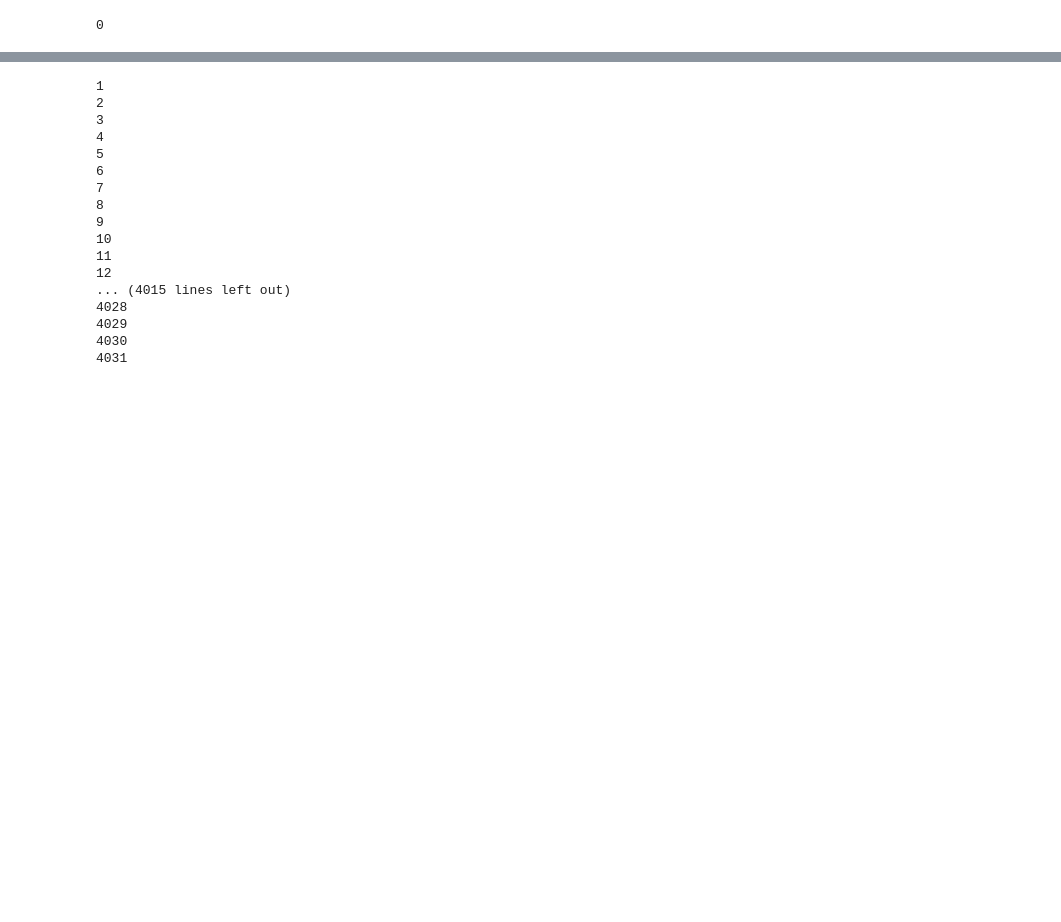
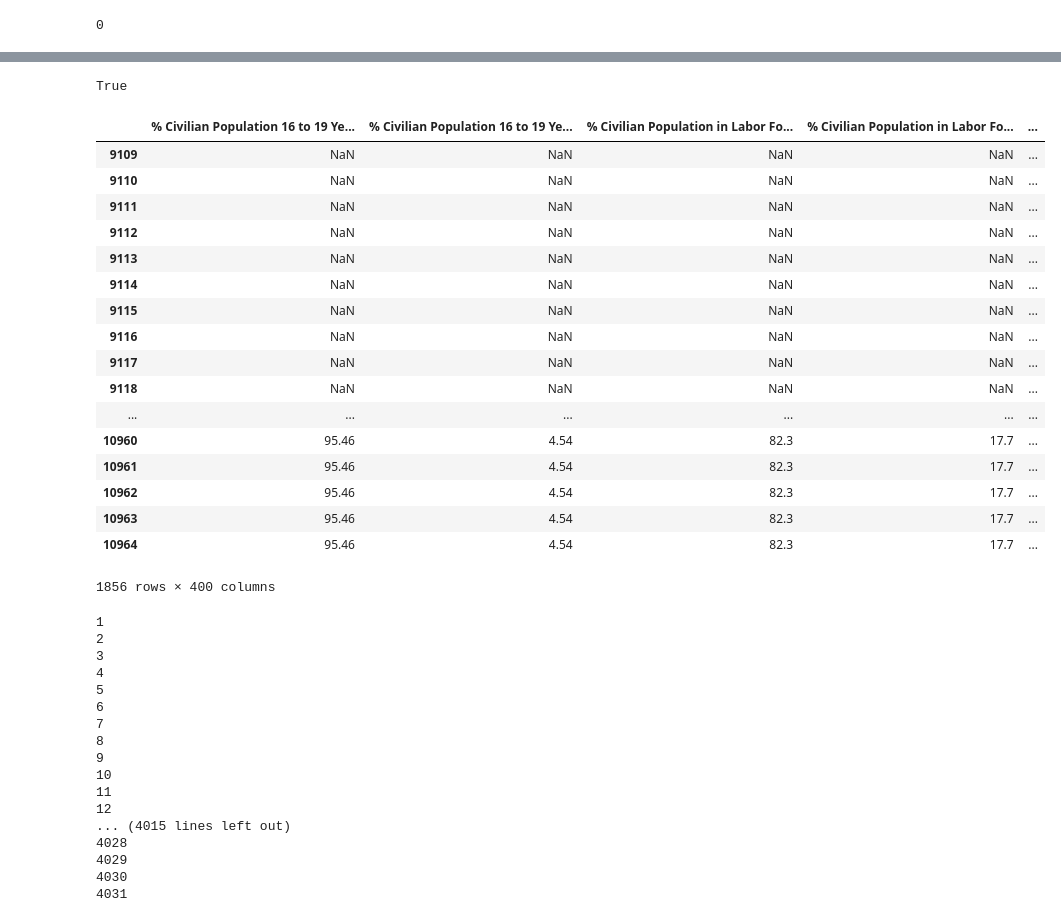
Before and after one commit to comp-strat/text_analysis, a Jupyter notebook: scripts/Combine_Final_df.ipynb, the cells around one changed output, grey strips where cells are left out. Saved outputs shown, nothing was run; the diff lists cells and outputs as text; code cells hidden in the pictures; blank space fills up the shorter version.

```diff
--- a/scripts/Combine_Final_df.ipynb
+++ b/scripts/Combine_Final_df.ipynb
@@ -783,0 +786,29 @@ cmo
+# %%
+#see which NCESSCH are in the_parsed but not in cmo, and make a df
+li_n = list(cmo['NCESSCH'])
+left = the_parsed[~the_parsed['NCESSCH'].isin(li_n)]
+# %%
+left.shape[0] + cmo.shape[0] == the_parsed.shape[0]
+# %% [output]
+True
+# %%
+left
+# %% [output]
+|  | % Civilian Population 16 to 19 Ye... | % Civilian Population 16 to 19 Ye... | % Civilian Population in Labor Fo... | % Civilian Population in Labor Fo... | ... |
+| 9109 | NaN | NaN | NaN | NaN | ... |
+| 9110 | NaN | NaN | NaN | NaN | ... |
+| 9111 | NaN | NaN | NaN | NaN | ... |
+| 9112 | NaN | NaN | NaN | NaN | ... |
+| 9113 | NaN | NaN | NaN | NaN | ... |
+| 9114 | NaN | NaN | NaN | NaN | ... |
+| 9115 | NaN | NaN | NaN | NaN | ... |
+| 9116 | NaN | NaN | NaN | NaN | ... |
+| 9117 | NaN | NaN | NaN | NaN | ... |
+| 9118 | NaN | NaN | NaN | NaN | ... |
+| ... | ... | ... | ... | ... | ... |
+| 10960 | 95.46 | 4.54 | 82.3 | 17.7 | ... |
+| 10961 | 95.46 | 4.54 | 82.3 | 17.7 | ... |
+| 10962 | 95.46 | 4.54 | 82.3 | 17.7 | ... |
+| 10963 | 95.46 | 4.54 | 82.3 | 17.7 | ... |
+| 10964 | 95.46 | 4.54 | 82.3 | 17.7 | ... |
+1856 rows × 400 columns
```
Also changed, not shown: parts of 7 cells of this notebook, 4 other files.
